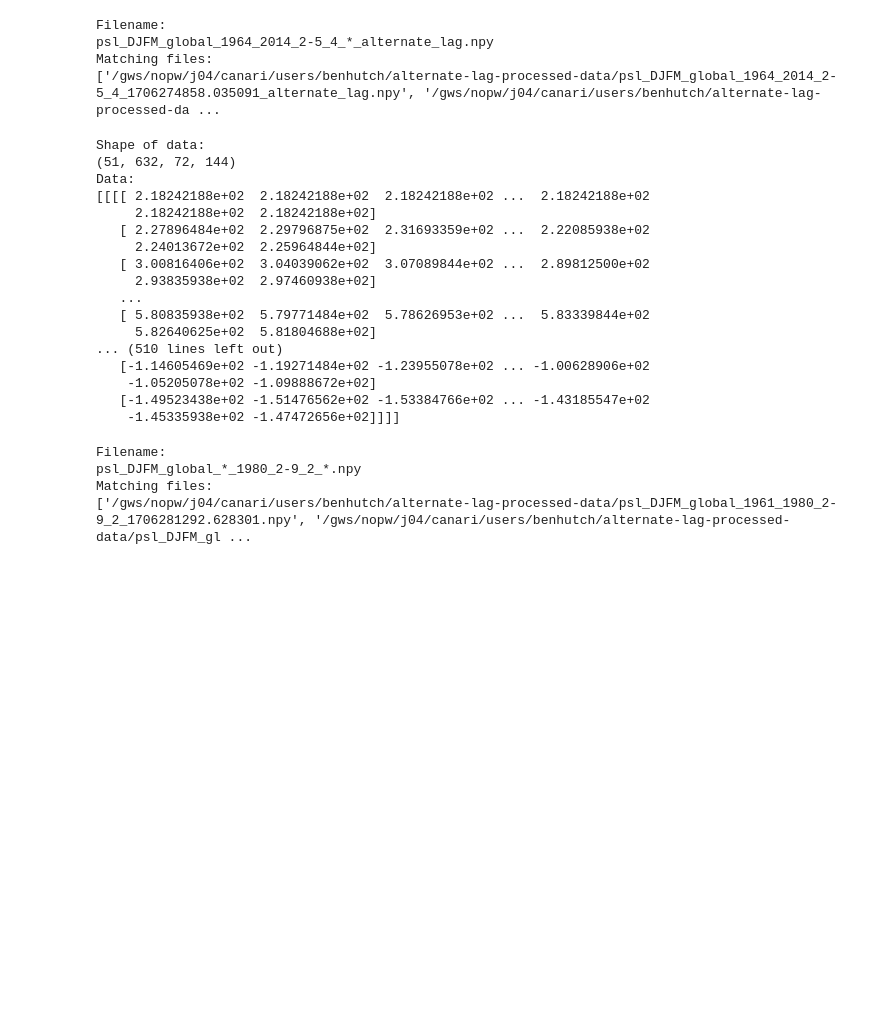
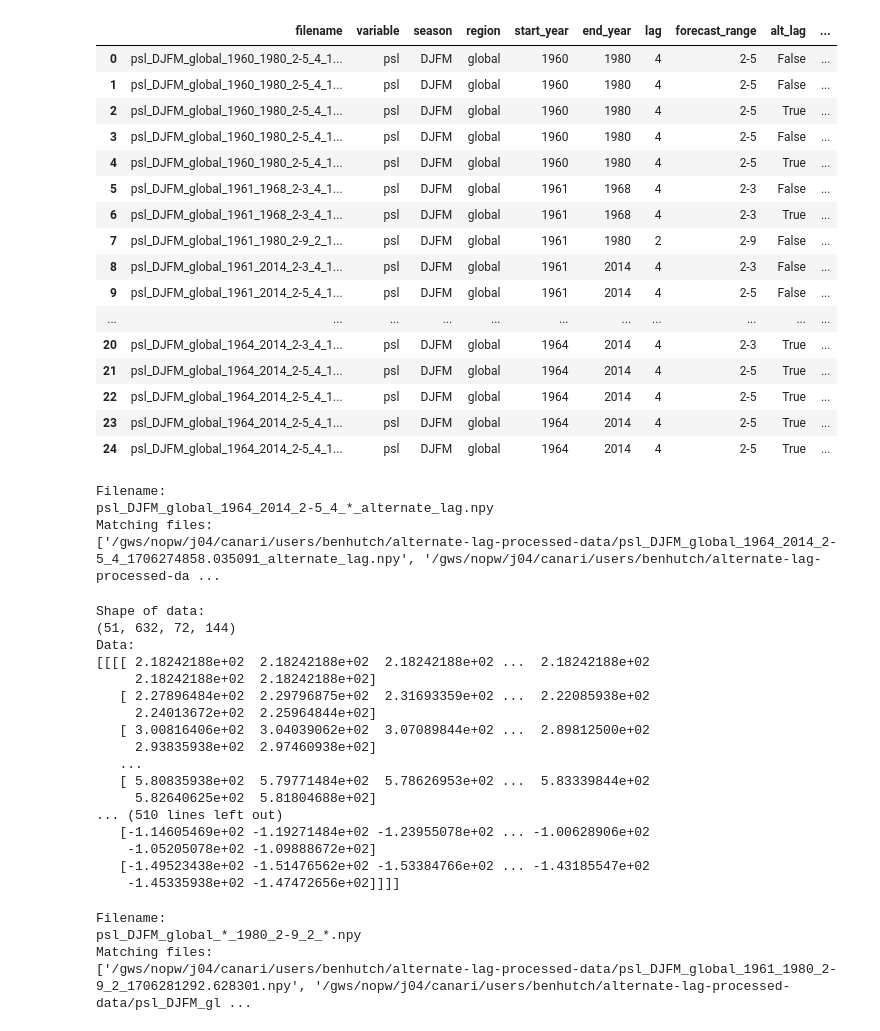
Before and after one commit to benhutchmet/lagging-NAO-test-suite, a Jupyter notebook: testing/array_notebook.ipynb, the cells around one changed output. Saved outputs shown, nothing was run; the diff lists cells and outputs as text; code cells hidden in the pictures; blank space fills up the shorter version.

```diff
--- a/testing/array_notebook.ipynb
+++ b/testing/array_notebook.ipynb
@@ -24,0 +25,64 @@ Most recent file:
+# %%
+# Extract the contents of the directory into a dataframe
+# With headings: "variable", "season", "region", "start_year", "end_year", "forecast_range", "lag", "datetime", "filesize"
+import pandas as pd
+
+# Create a list of all the files in the directory
+files = glob.glob(alt_lag_dir + "*.npy")
+
+# Extract the filenames
+filenames = [os.path.basename(file) for file in files]
+
+# Convert the list to a dataframe
+df = pd.DataFrame(filenames, columns=["filename"])
+
+# Print the dataframe
+print(df)
+
+# Extract the variables
+df["variable"] = df["filename"].str.split("_", expand=True)[0]
+
+# Extract the seasons
+df["season"] = df["filename"].str.split("_", expand=True)[1]
+
+# Extract the regions
+df["region"] = df["filename"].str.split("_", expand=True)[2]
+
+# Extract the start years
+df["start_year"] = df["filename"].str.split("_", expand=True)[3]
+
+# Extract the end years
+df["end_year"] = df["filename"].str.split("_", expand=True)[4]
+
+# Extract the lags
+df["lag"] = df["filename"].str.split("_", expand=True)[6]
+
+# Extract the forecast ranges
+df["forecast_range"] = df["filename"].str.split("_", expand=True)[5]
+
+# Create a column for the alt lag
+# If the file contains the string alternate_lag, then set this to True
+# Otherwise, set it to False
+df["alt_lag"] = df["filename"].str.contains("alternate_lag")
+
+# If the psl_DJFM_global_1962_1980_2-9_2_1706281292.628301_alternate_lag.npy
+# 1706281292.628301 is the datetime
+# Extract the datetimes
+df["datetime"] = df["filename"].str.split("_", expand=True)[7]
+
+# Remove the .npy extension
+df["datetime"] = df["datetime"].str.replace(".npy", "")
+
+# Convert the datetimes to a more readable format
+df["datetime"] = pd.to_datetime(df["datetime"], unit="s")
+
+# Calculate the file sizes
+df["filesize"] = [os.path.getsize(file) for file in files]
+
+# Set up a column for the raw data
+# If the file does not contain the string alternate_lag, then set this to True
+# Otherwise, set it to False
+df["raw"] = ~df["alt_lag"]
+
+df
+# %% [output]
@@ -25,3 +106,20 @@ Most recent file:
+|  | filename | variable | season | region | start_year | end_year | lag | forecast_range | alt_lag | ... |
+| 0 | psl_DJFM_global_1960_1980_2-5_4_1... | psl | DJFM | global | 1960 | 1980 | 4 | 2-5 | False | ... |
+| 1 | psl_DJFM_global_1960_1980_2-5_4_1... | psl | DJFM | global | 1960 | 1980 | 4 | 2-5 | False | ... |
+| 2 | psl_DJFM_global_1960_1980_2-5_4_1... | psl | DJFM | global | 1960 | 1980 | 4 | 2-5 | True | ... |
+| 3 | psl_DJFM_global_1960_1980_2-5_4_1... | psl | DJFM | global | 1960 | 1980 | 4 | 2-5 | False | ... |
+| 4 | psl_DJFM_global_1960_1980_2-5_4_1... | psl | DJFM | global | 1960 | 1980 | 4 | 2-5 | True | ... |
+| 5 | psl_DJFM_global_1961_1968_2-3_4_1... | psl | DJFM | global | 1961 | 1968 | 4 | 2-3 | False | ... |
+| 6 | psl_DJFM_global_1961_1968_2-3_4_1... | psl | DJFM | global | 1961 | 1968 | 4 | 2-3 | True | ... |
+| 7 | psl_DJFM_global_1961_1980_2-9_2_1... | psl | DJFM | global | 1961 | 1980 | 2 | 2-9 | False | ... |
+| 8 | psl_DJFM_global_1961_2014_2-3_4_1... | psl | DJFM | global | 1961 | 2014 | 4 | 2-3 | False | ... |
+| 9 | psl_DJFM_global_1961_2014_2-5_4_1... | psl | DJFM | global | 1961 | 2014 | 4 | 2-5 | False | ... |
+| ... | ... | ... | ... | ... | ... | ... | ... | ... | ... | ... |
+| 20 | psl_DJFM_global_1964_2014_2-3_4_1... | psl | DJFM | global | 1964 | 2014 | 4 | 2-3 | True | ... |
+| 21 | psl_DJFM_global_1964_2014_2-5_4_1... | psl | DJFM | global | 1964 | 2014 | 4 | 2-5 | True | ... |
+| 22 | psl_DJFM_global_1964_2014_2-5_4_1... | psl | DJFM | global | 1964 | 2014 | 4 | 2-5 | True | ... |
+| 23 | psl_DJFM_global_1964_2014_2-5_4_1... | psl | DJFM | global | 1964 | 2014 | 4 | 2-5 | True | ... |
+| 24 | psl_DJFM_global_1964_2014_2-5_4_1... | psl | DJFM | global | 1964 | 2014 | 4 | 2-5 | True | ... |
 # %%
 # Set up the variables for the data
 var="psl"
```
Also changed, not shown: parts of 2 cells of this notebook, 3 other files.
